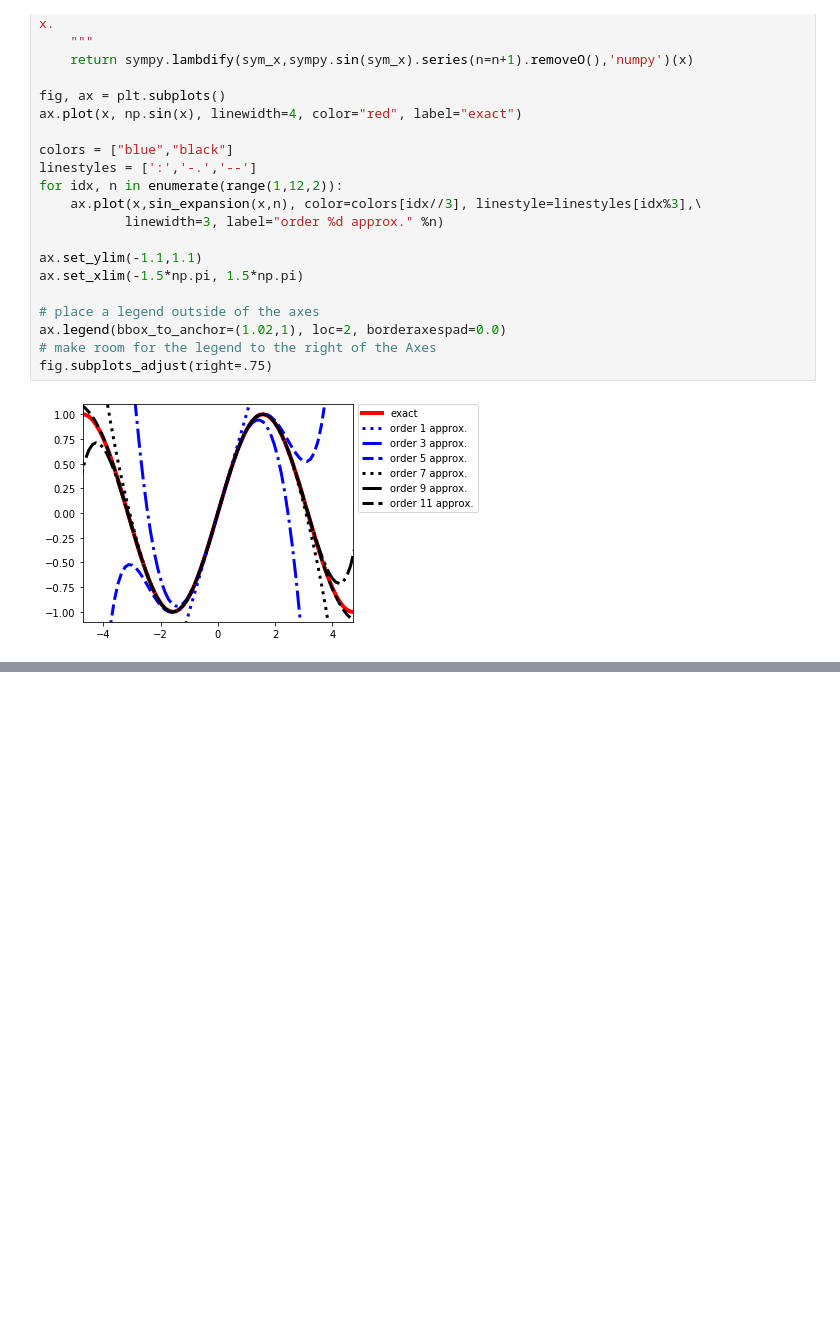
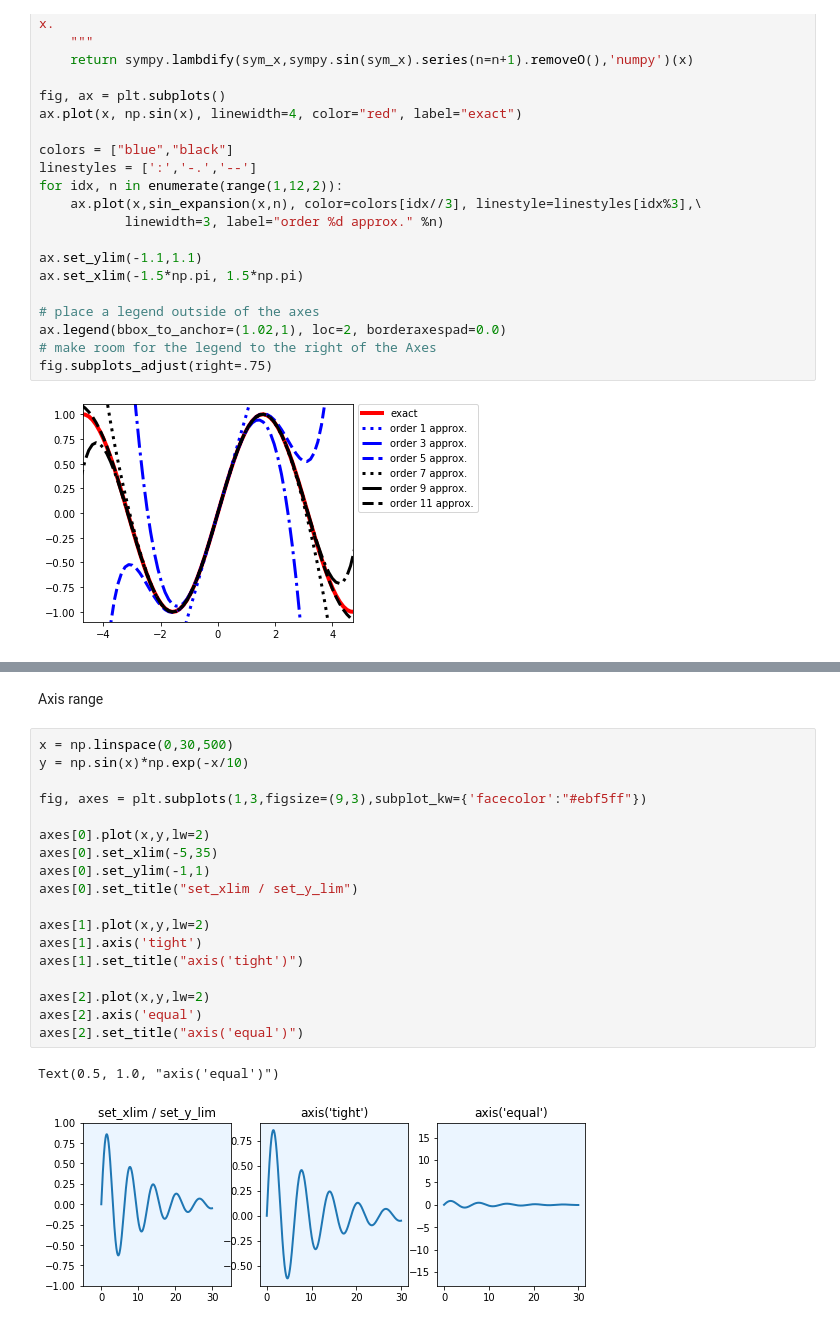
Before and after one commit to SamMachariaPhD/Numerical_Python, a Jupyter notebook: Chapter 4 -- Plotting and Visualization.ipynb, the cells around one changed output, grey strips where cells are left out. Drawn from its saved outputs; the diff is of its cells as text; blank space fills up the shorter version.

```diff
--- a/Chapter 4 -- Plotting and Visualization.ipynb
+++ b/Chapter 4 -- Plotting and Visualization.ipynb
@@ -121,0 +157,23 @@ fig.subplots_adjust(right=.75)
+# %% [markdown]
+Axis range
+# %%
+x = np.linspace(0,30,500)
+y = np.sin(x)*np.exp(-x/10)
+
+fig, axes = plt.subplots(1,3,figsize=(9,3),subplot_kw={'facecolor':"#ebf5ff"})
+
+axes[0].plot(x,y,lw=2)
+axes[0].set_xlim(-5,35)
+axes[0].set_ylim(-1,1)
+axes[0].set_title("set_xlim / set_y_lim")
+
+axes[1].plot(x,y,lw=2)
+axes[1].axis('tight')
+axes[1].set_title("axis('tight')")
+
+axes[2].plot(x,y,lw=2)
+axes[2].axis('equal')
+axes[2].set_title("axis('equal')")
+# %% [output]
+Text(0.5, 1.0, "axis('equal')")
+[figure, added]
```
Also changed, not shown: parts of 7 cells of this notebook.
